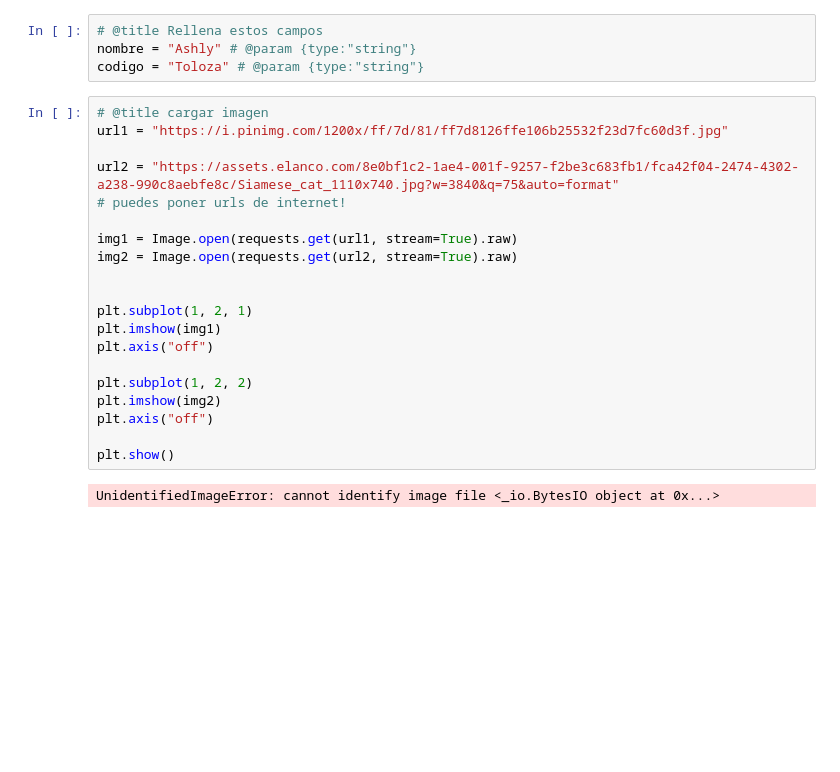
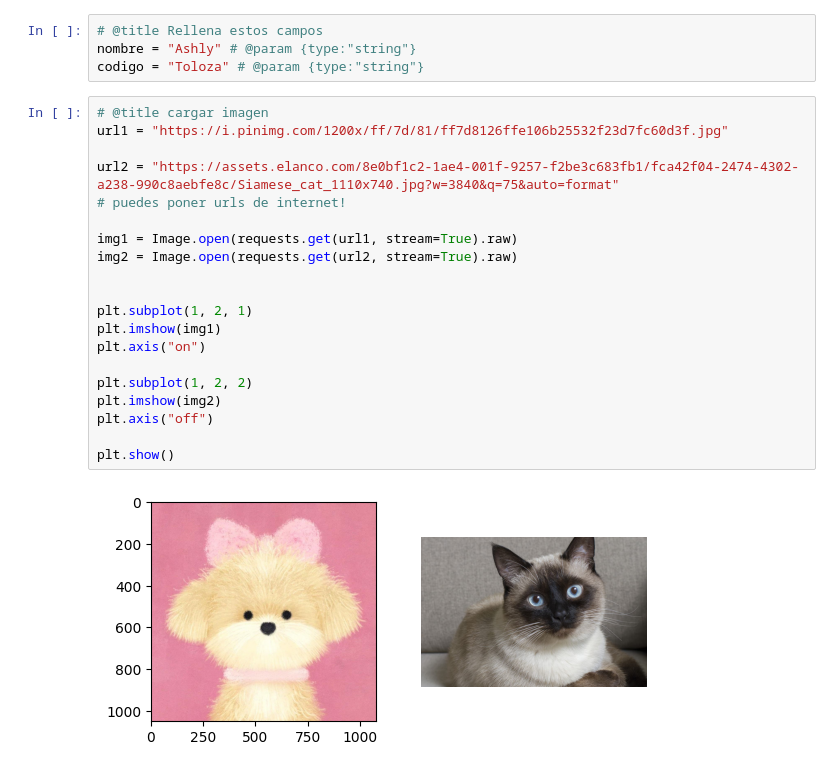
Before and after one commit to ashlytlzm/hands-on-computer-vision, a Jupyter notebook: sesiones/sesion1/Exercise1.ipynb, the cells around one changed output. Cells and saved outputs as stored; diff of their text form; blank space fills up the shorter version.

```diff
--- a/sesiones/sesion1/Exercise1.ipynb
+++ b/sesiones/sesion1/Exercise1.ipynb
@@ -20,25 +20,25 @@ codigo = "Toloza" # @param {type:"string"}
 # %%
 # @title cargar imagen
 url1 = "https://i.pinimg.com/1200x/ff/7d/81/ff7d8126ffe106b25532f23d7fc60d3f.jpg"
 
 url2 = "https://assets.elanco.com/8e0bf1c2-1ae4-001f-9257-f2be3c683fb1/fca42f04-2474-4302-a238-990c8aebfe8c/Siamese_cat_1110x740.jpg?w=3840&q=75&auto=format"
 # puedes poner urls de internet!
 
 img1 = Image.open(requests.get(url1, stream=True).raw)
 img2 = Image.open(requests.get(url2, stream=True).raw)
 
 
 plt.subplot(1, 2, 1)
 plt.imshow(img1)
-plt.axis("off")
+plt.axis("on")
 
 plt.subplot(1, 2, 2)
 plt.imshow(img2)
 plt.axis("off")
 
 plt.show()
 # %% [output]
-UnidentifiedImageError: cannot identify image file <_io.BytesIO object at 0x...>
+[figure, added]
 # %%
 # @title clasificar imagen
 classifier = pipeline('image-classification')
```
Also changed, not shown: parts of 1 cell of this notebook.
